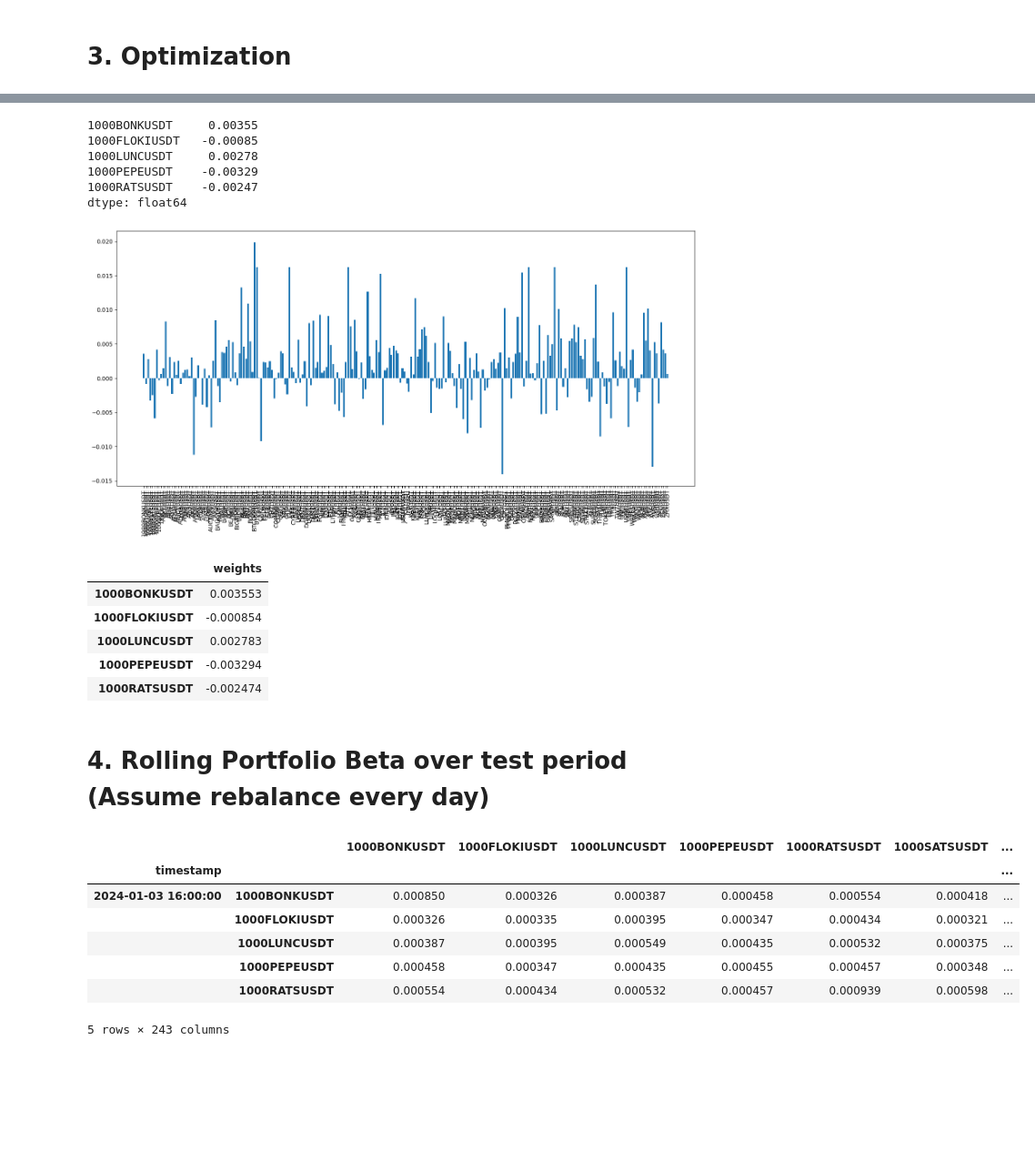
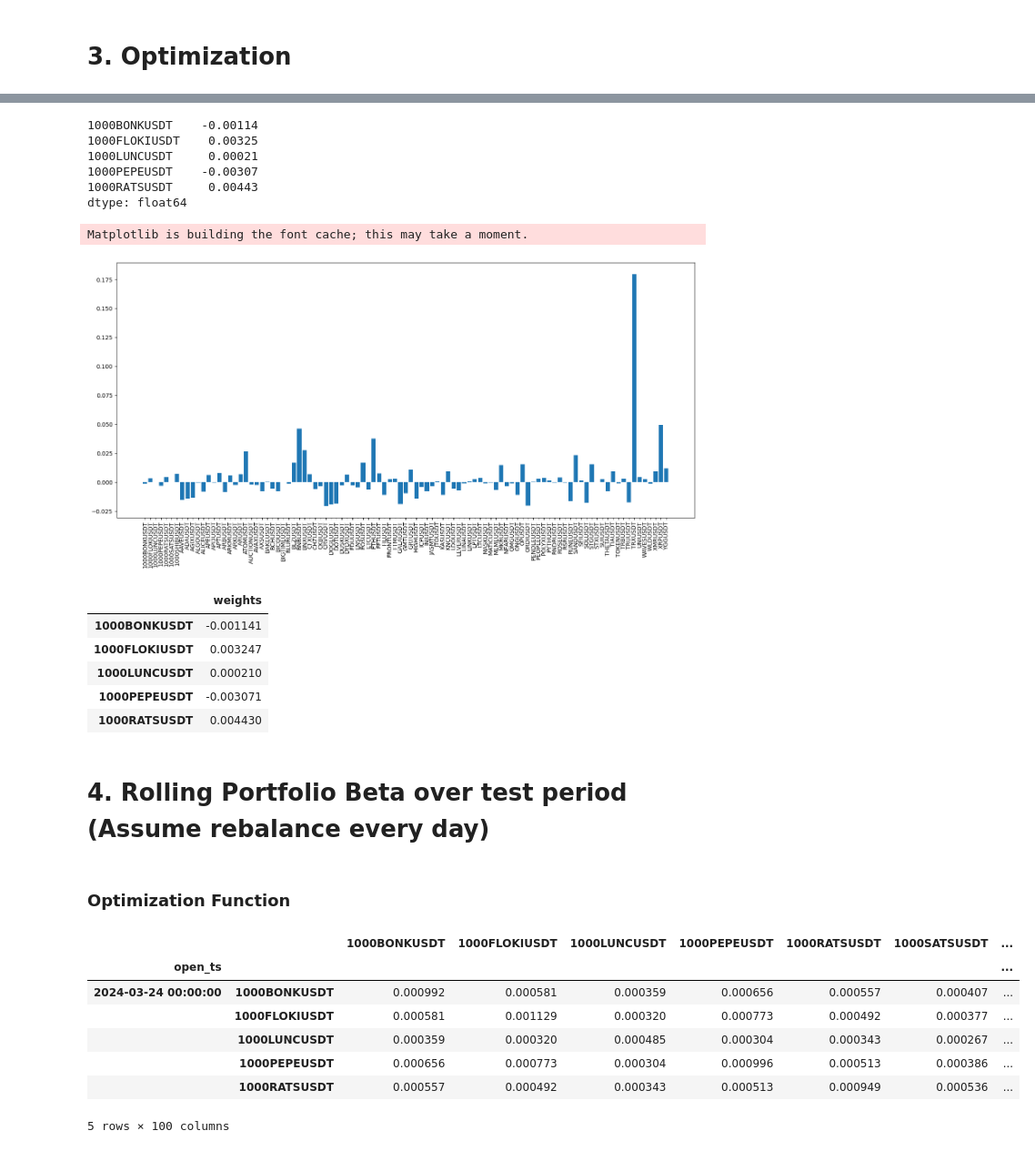
Before and after one commit to rukawa917/quant_playground, a Jupyter notebook: quant_playground/BetaNeutralCryptoPortfolio.ipynb, the cells around one changed output, grey strips where cells are left out. Shown: that part at 91% size. Drawn from its saved outputs; the diff is of its cells as text; code cells hidden in the pictures; blank space fills up the shorter version.

```diff
--- a/quant_playground/BetaNeutralCryptoPortfolio.ipynb
+++ b/quant_playground/BetaNeutralCryptoPortfolio.ipynb
@@ -86,11 +73,13 @@ target_symbols[:5]
 # %%
-new_returns = {}
+returns = pd.DataFrame()
+
 for symbol, df in raw_data.items():
     new_price = (df['close'] + df['open'] + df['high'] + df['low']) / 4
-    return_df = new_price.pct_change().dropna().to_frame(name=symbol)
-    return_df['timestamp'] = df['open_ts'][1:]
-    return_df.set_index('timestamp', inplace=True)
-    new_returns[symbol] = return_df
+    tmp_return_df = new_price.pct_change().dropna().to_frame(name=symbol)
+    tmp_return_df.set_index(df['open_ts'].iloc[1:], inplace=True)
+    returns = pd.merge(returns, tmp_return_df, how='outer', left_index=True, right_index=True)
+returns = returns[target_symbols].dropna()
+returns = returns.T.sort_index().T
 
-new_returns['BTCUSDT'].head()
+returns.head()
 # %% [output]
@@ -132,8 +94,8 @@ return_df.head()
 # %% [markdown]
 Prepare train and test return data
 # %%
-train_return_df = return_df.reset_index().loc[len(return_df)-2000:len(return_df)-1000].iloc[:-1].set_index('timestamp')
-test_return_df = return_df.reset_index().loc[len(return_df)-1000:].set_index('timestamp')
+train_return_df = returns.reset_index().loc[len(returns)-1000:len(returns)-500].iloc[:-1].set_index('open_ts')
+test_return_df = returns.reset_index().loc[len(returns)-500:].set_index('open_ts')
 full_return_df = pd.concat([train_return_df, test_return_df])
 
 print(f"train_return_df {train_return_df.shape}")
@@ -244,11 +206,11 @@ weights = weights / sum_weights
 w = pd.Series(weights, index=final_Sigma.columns)
 w.round(5).head()
 # %% [output]
-1000BONKUSDT     0.00355
-1000FLOKIUSDT   -0.00085
-1000LUNCUSDT     0.00278
-1000PEPEUSDT    -0.00329
-1000RATSUSDT    -0.00247
+1000BONKUSDT    -0.00114
+1000FLOKIUSDT    0.00325
+1000LUNCUSDT     0.00021
+1000PEPEUSDT    -0.00307
+1000RATSUSDT     0.00443
 dtype: float64
 # %%
 import matplotlib.pyplot as plt
@@ -257,17 +219,20 @@ plt.figure(figsize=(18, 8))
 plt.bar(w.index, w.values)
 plt.xticks(rotation = 90);
 # %% [output]
+Matplotlib is building the font cache; this may take a moment.
-[figure, old version]
+[figure, new version]
 # %%
 weights_df = pd.DataFrame(w, columns=['weights'], index=w.index)
 weights_df.head()
 # %% [output]
 |  | weights |
-| 1000BONKUSDT | 0.003553 |
-| 1000FLOKIUSDT | -0.000854 |
-| 1000LUNCUSDT | 0.002783 |
-| 1000PEPEUSDT | -0.003294 |
-| 1000RATSUSDT | -0.002474 |
+| 1000BONKUSDT | -0.001141 |
+| 1000FLOKIUSDT | 0.003247 |
+| 1000LUNCUSDT | 0.000210 |
+| 1000PEPEUSDT | -0.003071 |
+| 1000RATSUSDT | 0.004430 |
 # %% [markdown]
 # 4. Rolling Portfolio Beta over test period (Assume rebalance every day)
+# %% [markdown]
+### Optimization Function
 # %%
@@ -304,17 +268,17 @@ def optimize_beta_neutral_portfolio(cov_matrix, mkt_betas, lower_bound: float, u
     return w
 # %%
 # rolling covariance matrix starting from the test data
-rolling_cov = full_return_df.rolling(window=42).cov().dropna()
+rolling_cov = full_return_df.rolling(window=500).cov().dropna()
 rolling_cov.head()
 # %% [output]
 |  |  | 1000BONKUSDT | 1000FLOKIUSDT | 1000LUNCUSDT | 1000PEPEUSDT | 1000RATSUSDT | 1000SATSUSDT | ... |
-| timestamp |  |  |  |  |  |  |  | ... |
-| 2024-01-03 16:00:00 | 1000BONKUSDT | 0.000850 | 0.000326 | 0.000387 | 0.000458 | 0.000554 | 0.000418 | ... |
-|  | 1000FLOKIUSDT | 0.000326 | 0.000335 | 0.000395 | 0.000347 | 0.000434 | 0.000321 | ... |
-|  | 1000LUNCUSDT | 0.000387 | 0.000395 | 0.000549 | 0.000435 | 0.000532 | 0.000375 | ... |
-|  | 1000PEPEUSDT | 0.000458 | 0.000347 | 0.000435 | 0.000455 | 0.000457 | 0.000348 | ... |
-|  | 1000RATSUSDT | 0.000554 | 0.000434 | 0.000532 | 0.000457 | 0.000939 | 0.000598 | ... |
+| open_ts |  |  |  |  |  |  |  | ... |
+| 2024-03-24 00:00:00 | 1000BONKUSDT | 0.000992 | 0.000581 | 0.000359 | 0.000656 | 0.000557 | 0.000407 | ... |
+|  | 1000FLOKIUSDT | 0.000581 | 0.001129 | 0.000320 | 0.000773 | 0.000492 | 0.000377 | ... |
+|  | 1000LUNCUSDT | 0.000359 | 0.000320 | 0.000485 | 0.000304 | 0.000343 | 0.000267 | ... |
+|  | 1000PEPEUSDT | 0.000656 | 0.000773 | 0.000304 | 0.000996 | 0.000513 | 0.000386 | ... |
+|  | 1000RATSUSDT | 0.000557 | 0.000492 | 0.000343 | 0.000513 | 0.000949 | 0.000536 | ... |
-5 rows × 243 columns
+5 rows × 100 columns
 # %%
 # rolling optimization
 dates = set(rolling_cov.index.get_level_values(0))
```
Also changed, not shown: parts of 18 cells of this notebook.
